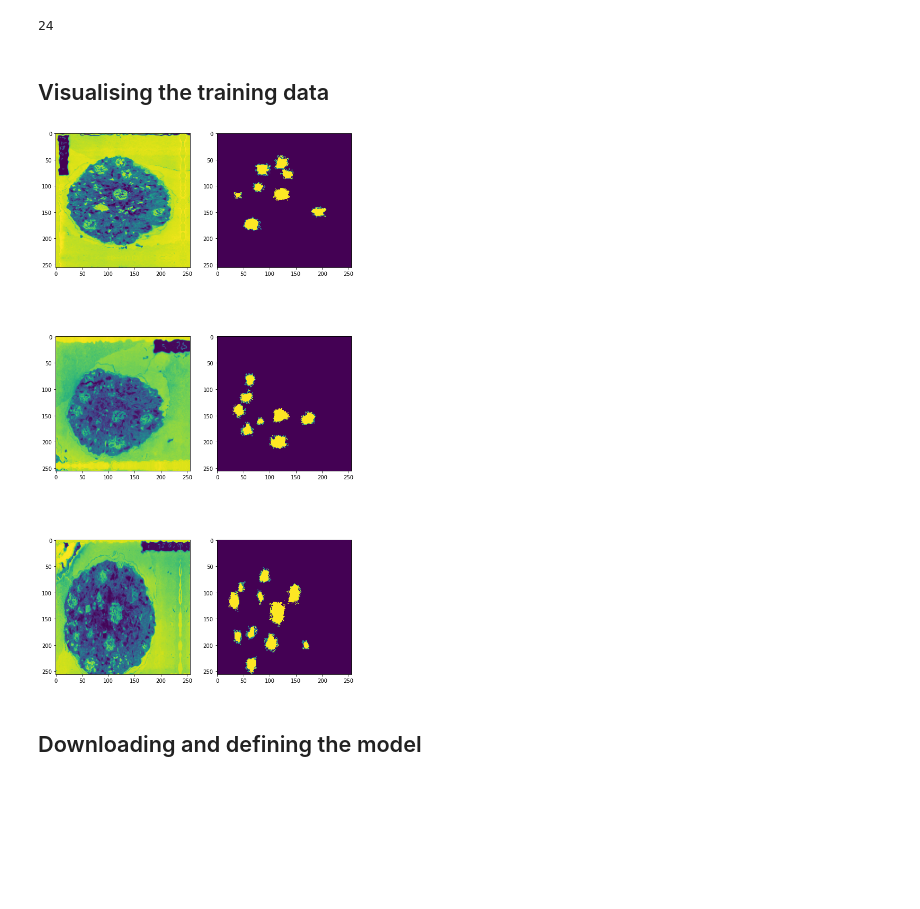
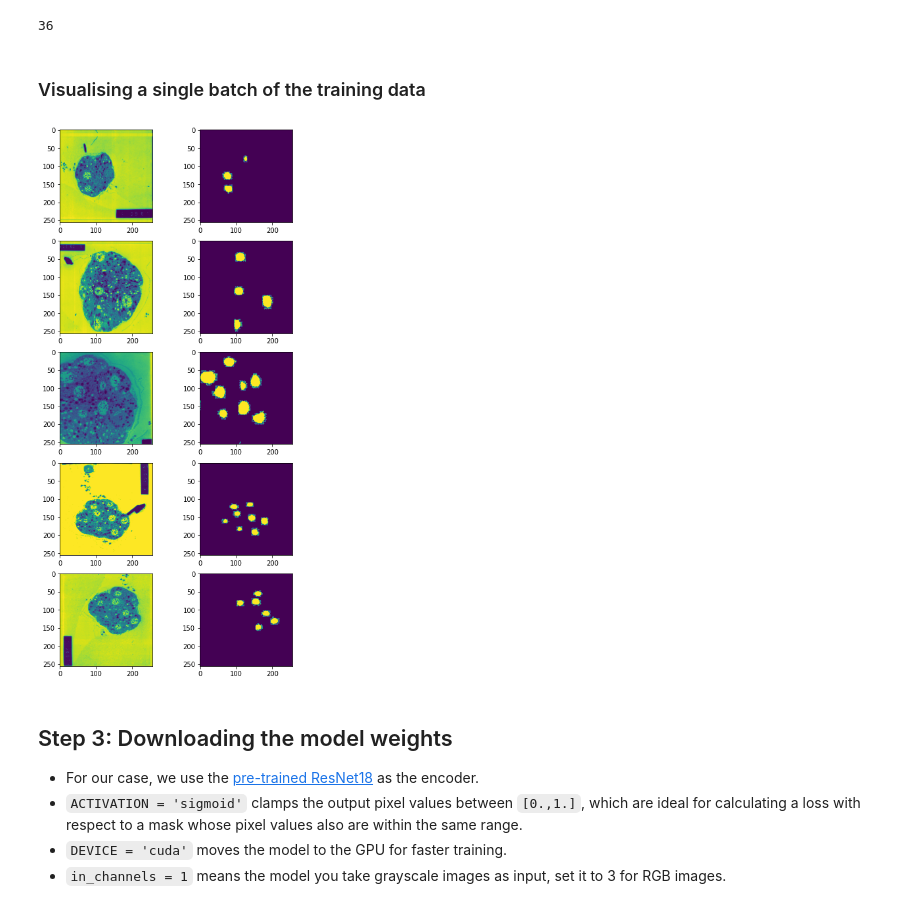
Before and after one commit to devoworm/GSoC-2020, a Jupyter notebook: Pre-trained Models (DevLearning)/notebooks/embryo_segmentation/train_segmentation_model.ipynb, the cells around one changed output. Cells and saved outputs as stored; diff of their text form; code cells hidden in the pictures; blank space fills up the shorter version.

```diff
--- a/Pre-trained Models (DevLearning)/notebooks/embryo_segmentation/train_segmentation_model.ipynb
+++ b/Pre-trained Models (DevLearning)/notebooks/embryo_segmentation/train_segmentation_model.ipynb
@@ -46,6 +57,7 @@ class SegmentationDataset(Dataset):
         self.mask_paths  = np.array(np.sort([mask_folder_name + "/"+ i for i in os.listdir(mask_folder_name)]))
         self.transform = transform
         self.augmentation = augmentation
+
 
     def __getitem__(self, idx):
         image = cv2.imread(self.image_paths[idx], 0)
@@ -65,15 +77,18 @@ class SegmentationDataset(Dataset):
         return len(self.image_paths)
 
 
-train_dataset = SegmentationDataset("data/images",
-                                    "data/masks",
+train_dataset = SegmentationDataset("images",
+                                    "masks",
                                     augmentation =  Compose([
-                                                            ElasticTransform(p=1, alpha=50, sigma=80 * 0.05, alpha_affine=120 * 0.03),
+                                                            GridDistortion(p=0.5),
+                                                            Transpose(p=0.5),
                                                             VerticalFlip(p=0.5),
                                                             HorizontalFlip(p=0.5),
                                                             RandomRotate90(p=0.5),
-                                                            GridDistortion(p=0.5),
-                                                            RandomBrightnessContrast( p=0.5)
+                                                            RandomBrightnessContrast( p=0.5),
+                                                            RandomSizedCrop(p=0.3, min_max_height=(350, 400), height=256, width=256)
+
+
                                                             ]),
 
                                     transform = transforms.Compose([
@@ -84,23 +99,23 @@ train_dataset = SegmentationDataset("data/images",
                                                                 ])
                                     )
 # %%
-train_batch_size = 3
-train_data_loader = DataLoader(train_dataset, batch_size=train_batch_size, shuffle = True)
-print(len(train_data_loader))
+train_batch_size = 5
+train_loader = DataLoader(train_dataset, batch_size=train_batch_size, shuffle = True)
+print(len(train_loader))
 # %% [output]
-24
+36
 # %% [markdown]
-## Visualising the training data
+### Visualising a single batch of the training data
 # %%
-batch  = next(iter(train_data_loader))
+batch  = next(iter(train_loader))
 
 images, masks = batch
-fig, ax = plt.subplots(train_batch_size, 2, figsize = (10,20))
+fig, ax = plt.subplots(train_batch_size, 2, figsize = (7,15))
 
 for i in range(train_batch_size):
 
     ax[i][0].imshow(images[i][0])
     ax[i][1].imshow(masks[i][0])
 # %% [output]
-[figure, old version]
+[figure, new version]
 # %%
@@ -107,8 +123,13 @@ for i in range(train_batch_size):
 import os, ssl
 if (not os.environ.get('PYTHONHTTPSVERIFY', '') and getattr(ssl, '_create_unverified_context', None)):
     ssl._create_default_https_context = ssl._create_unverified_context
-# %% [markdown]
-## Downloading and defining the model
+# %% [markdown]
+ ## Step 3: Downloading the model weights
+
+ * For our case, we use the [pre-trained ResNet18](https://supervise.ly/explore/models/res-net-18-image-net-2717/overview) as the encoder.
+ * `ACTIVATION = 'sigmoid'` clamps the output pixel values between `[0.,1.]`, which are ideal for calculating a loss with respect to a mask whose pixel values also are within the same range.
+ * `DEVICE = 'cuda'` moves the model to the GPU for faster training.
+ * `in_channels = 1` means the model you take grayscale images as input, set it to 3 for RGB images.
 # %%
 ENCODER = 'resnet18'
 ENCODER_WEIGHTS = 'imagenet'
```
Also changed, not shown: parts of 19 cells of this notebook.
